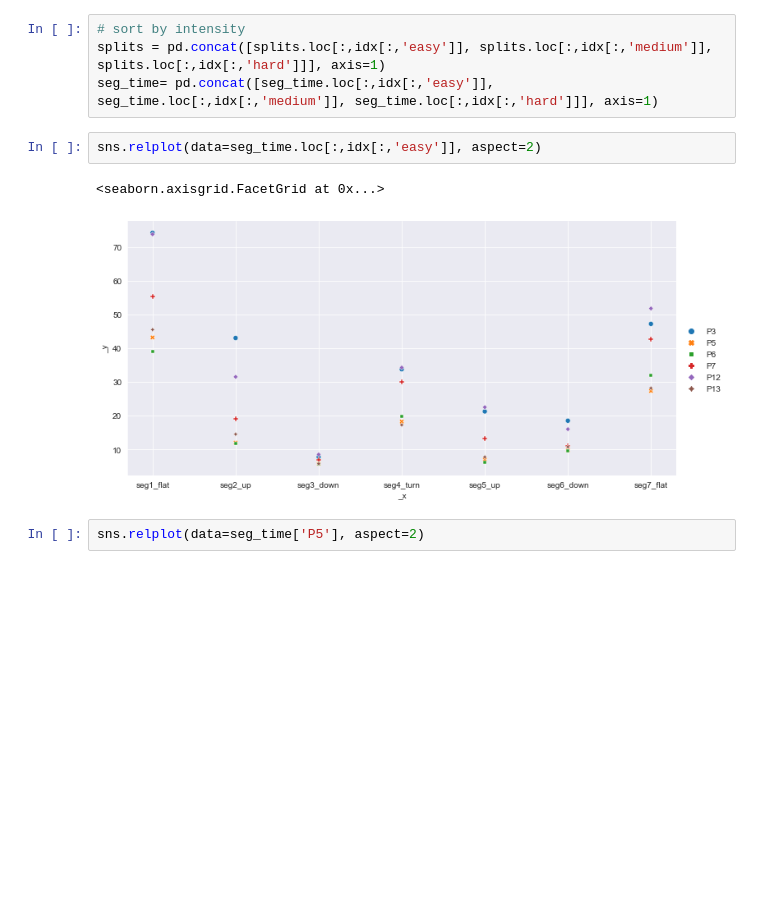
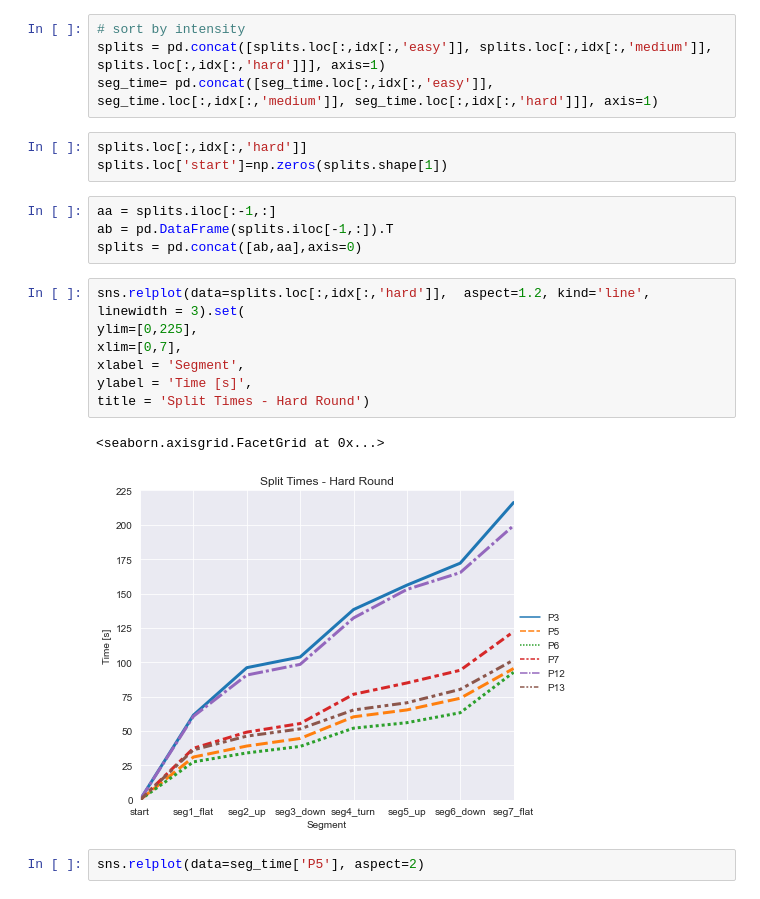
Before and after one commit to luceskywalker/xski, a Jupyter notebook: code/jupyter_lucas/splits_pacing.ipynb, the cells around one changed output. Saved outputs shown, nothing was run; the diff lists cells and outputs as text; blank space fills up the shorter version.

```diff
--- a/code/jupyter_lucas/splits_pacing.ipynb
+++ b/code/jupyter_lucas/splits_pacing.ipynb
@@ -44,11 +47,23 @@ seg_time
 # sort by intensity
 splits = pd.concat([splits.loc[:,idx[:,'easy']], splits.loc[:,idx[:,'medium']], splits.loc[:,idx[:,'hard']]], axis=1)
 seg_time= pd.concat([seg_time.loc[:,idx[:,'easy']], seg_time.loc[:,idx[:,'medium']], seg_time.loc[:,idx[:,'hard']]], axis=1)
+# %%
+splits.loc[:,idx[:,'hard']]
+splits.loc['start']=np.zeros(splits.shape[1])
+# %%
+aa = splits.iloc[:-1,:]
+ab = pd.DataFrame(splits.iloc[-1,:]).T
+splits = pd.concat([ab,aa],axis=0)
 # %%
-sns.relplot(data=seg_time.loc[:,idx[:,'easy']], aspect=2)
+sns.relplot(data=splits.loc[:,idx[:,'hard']],  aspect=1.2, kind='line', linewidth = 3).set(
+ylim=[0,225],
+xlim=[0,7],
+xlabel = 'Segment',
+ylabel = 'Time [s]',
+title = 'Split Times - Hard Round')
 # %% [output]
 <seaborn.axisgrid.FacetGrid at 0x...>
-[figure, old version]
+[figure, new version]
 # %%
 sns.relplot(data=seg_time['P5'], aspect=2)
 # %% [output]
```
Also changed, not shown: parts of 10 cells of this notebook, 30 other files.
